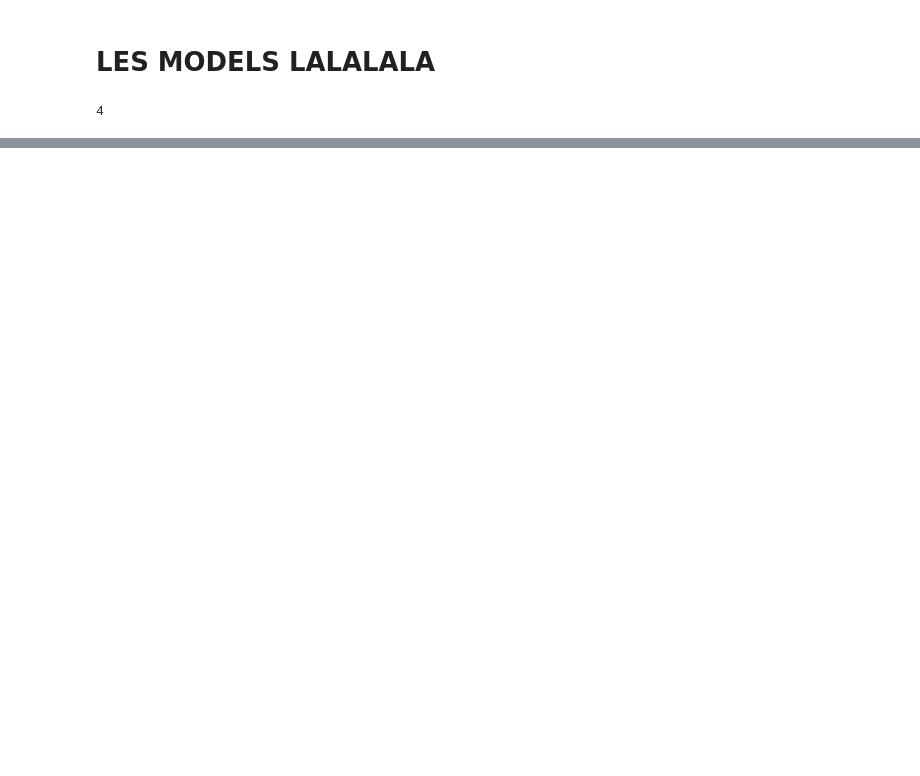
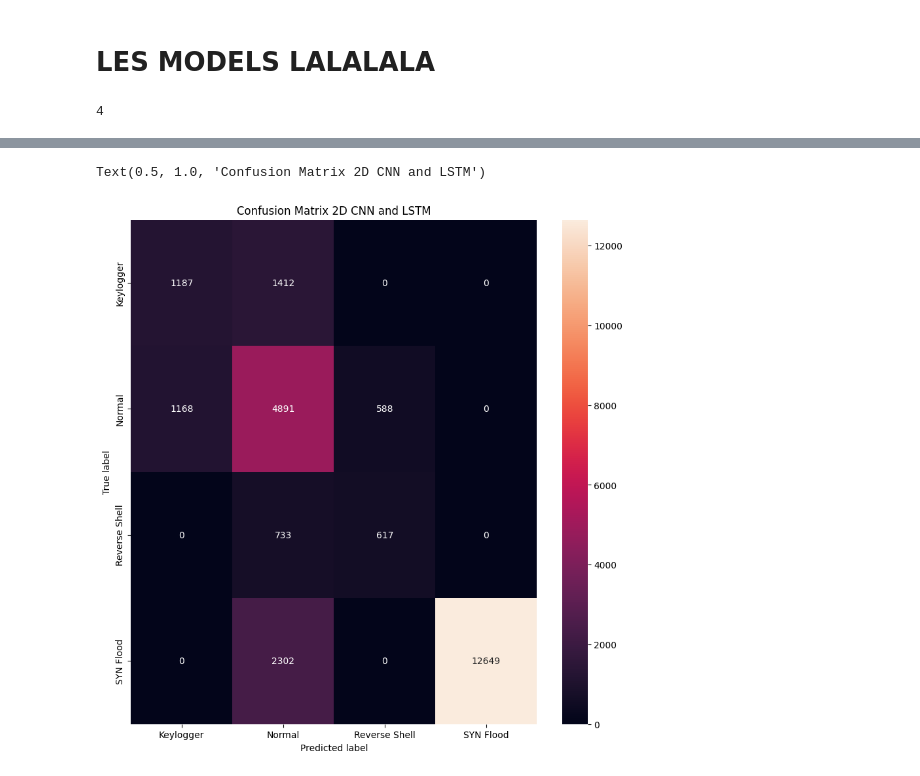
Before and after one commit to Enzo-hmdy/Secu_IOT_UQAC2, a Jupyter notebook: cleaning.ipynb, the cells around one changed output, grey strips where cells are left out. Saved outputs shown, nothing was run; the diff lists cells and outputs as text; code cells hidden in the pictures; blank space fills up the shorter version.

```diff
--- a/cleaning.ipynb
+++ b/cleaning.ipynb
@@ -417,0 +483,24 @@ xla_global_id: 416903419
+# %%
+# confusion matrix on test data with original labels with label_encoder
+import itertools
+from sklearn.metrics import confusion_matrix
+
+
+y_pred = model_test.predict(test_data)
+y_pred = np.argmax(y_pred, axis=1)
+from sklearn.metrics import confusion_matrix
+import seaborn as sns
+
+# Generate confusion matrix
+cm = confusion_matrix(test_labels, y_pred)
+
+# Create a DataFrame from the confusion matrix using the label names
+cm_df = pd.DataFrame(cm, columns=label_encoder.classes_, index=label_encoder.classes_)
+
+# Plot the confusion matrix using seaborn
+plt.figure(figsize=(10, 10))
+sns.heatmap(cm_df, annot=True,fmt='g')
+plt.xlabel('Predicted label')
+plt.ylabel('True label')
+plt.title('Confusion Matrix 2D CNN and LSTM')
+# %% [output]
@@ -417,0 +508,2 @@ xla_global_id: 416903419
+Text(0.5, 1.0, 'Confusion Matrix 2D CNN and LSTM')
+[figure, added]
```
Also changed, not shown: parts of 20 cells of this notebook, 23 other files.
